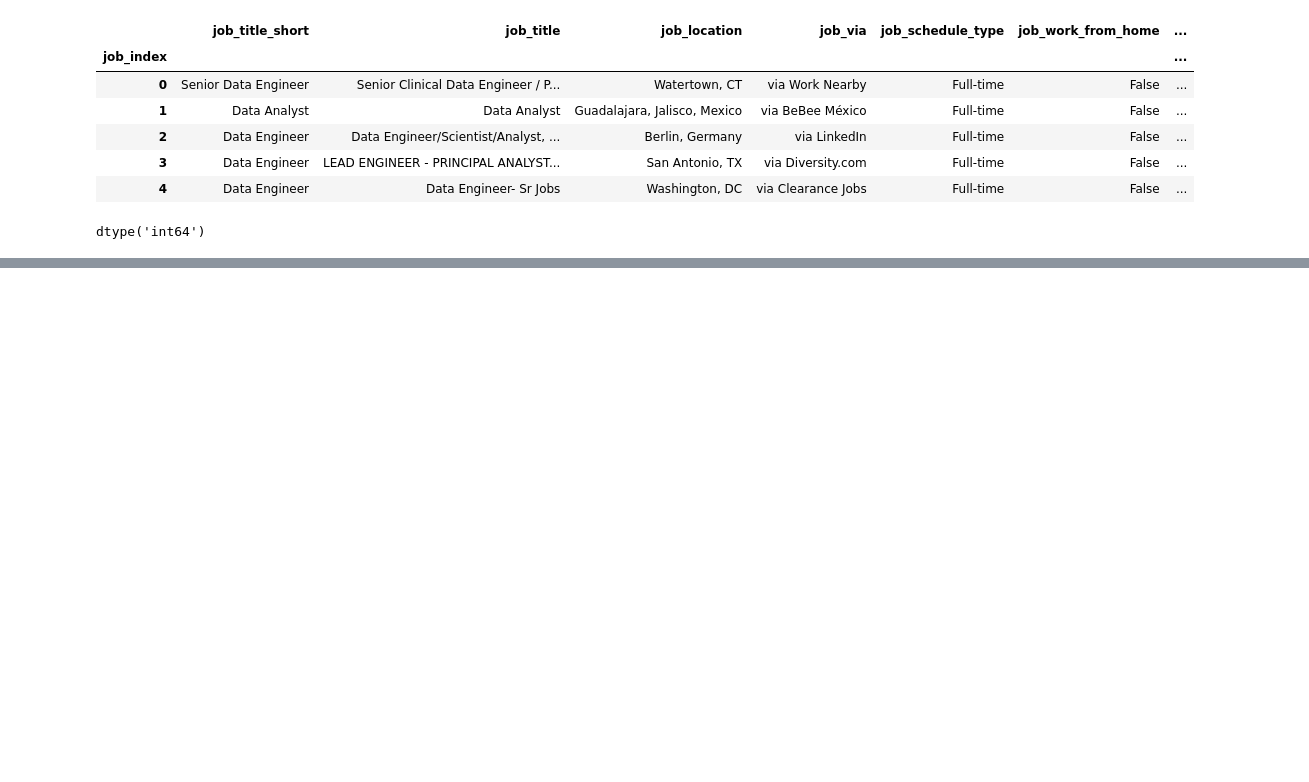
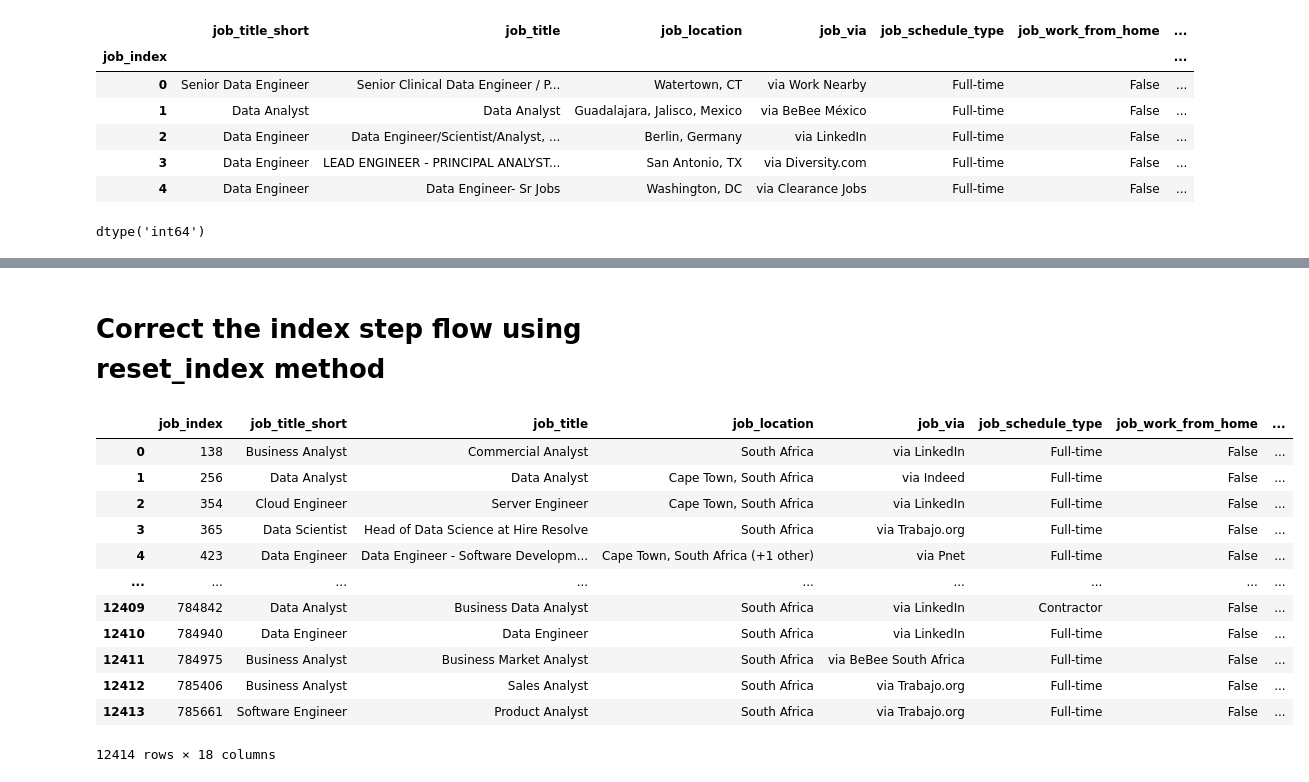
Before and after one commit to Silva-Adams/Conda_Data_Analysis, a Jupyter notebook: Anaconda_project/Advanced/5_Pandas_Index_Management.ipynb, the cells around one changed output, grey strips where cells are left out. Drawn from its saved outputs; the diff is of its cells as text; code cells hidden in the pictures; blank space fills up the shorter version.

Commit message:
Data analysis course

```diff
--- a/Anaconda_project/Advanced/5_Pandas_Index_Management.ipynb
+++ b/Anaconda_project/Advanced/5_Pandas_Index_Management.ipynb
@@ -50,4 +50,4 @@ dtype('int64')
 #Reset_index()
 #Filtering the df for USA jobs
 
-df_usa = df[df['job_country']== 'United States']
+df_usa = df[df['job_country']== 'South Africa']
@@ -63,0 +64,20 @@ df_usa.head()
+# %% [markdown]
+# Correct the index step flow using reset_index method
+# %%
+
+df_usa.reset_index(inplace=True)
+df_usa
+# %% [output]
+|  | job_index | job_title_short | job_title | job_location | job_via | job_schedule_type | job_work_from_home | ... |
+| 0 | 138 | Business Analyst | Commercial Analyst | South Africa | via LinkedIn | Full-time | False | ... |
+| 1 | 256 | Data Analyst | Data Analyst | Cape Town, South Africa | via Indeed | Full-time | False | ... |
+| 2 | 354 | Cloud Engineer | Server Engineer | Cape Town, South Africa | via LinkedIn | Full-time | False | ... |
+| 3 | 365 | Data Scientist | Head of Data Science at Hire Resolve | South Africa | via Trabajo.org | Full-time | False | ... |
+| 4 | 423 | Data Engineer | Data Engineer - Software Developm... | Cape Town, South Africa (+1 other) | via Pnet | Full-time | False | ... |
+| ... | ... | ... | ... | ... | ... | ... | ... | ... |
+| 12409 | 784842 | Data Analyst | Business Data Analyst | South Africa | via LinkedIn | Contractor | False | ... |
+| 12410 | 784940 | Data Engineer | Data Engineer | South Africa | via LinkedIn | Full-time | False | ... |
+| 12411 | 784975 | Business Analyst | Business Market Analyst | South Africa | via BeBee South Africa | Full-time | False | ... |
+| 12412 | 785406 | Business Analyst | Sales Analyst | South Africa | via Trabajo.org | Full-time | False | ... |
+| 12413 | 785661 | Software Engineer | Product Analyst | South Africa | via Trabajo.org | Full-time | False | ... |
+12414 rows × 18 columns
```
Also changed, not shown: parts of 8 cells of this notebook, 1 other file.
